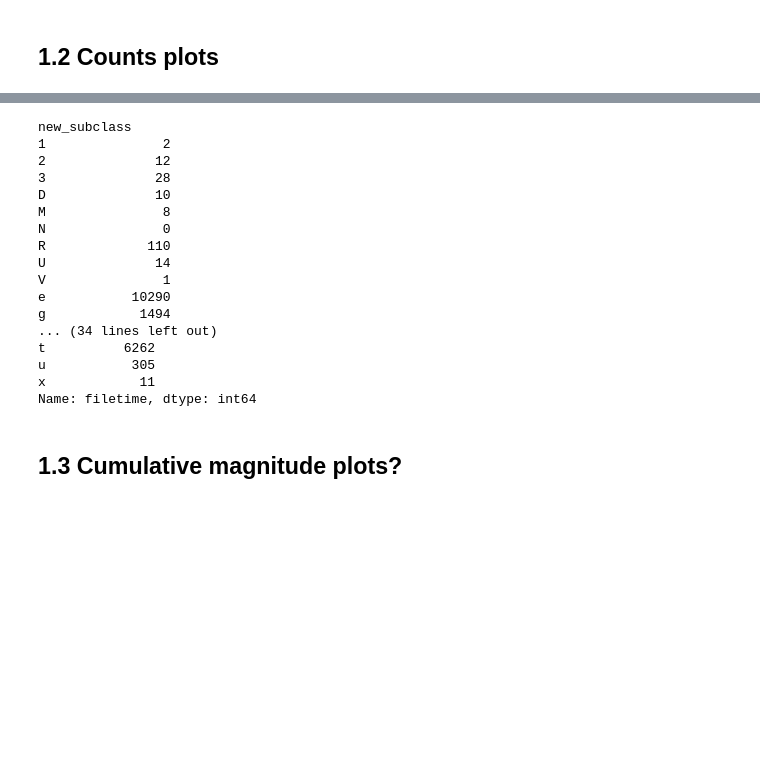
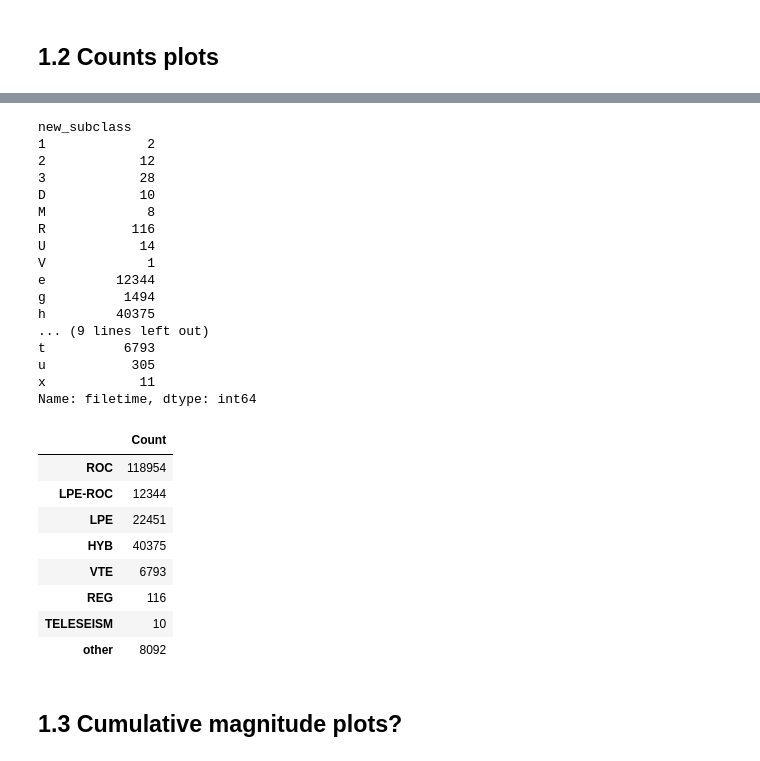
Before and after one commit to gthompson/kitchensinkGT, a Jupyter notebook: PROJECTS/MontserratML/magnitude_analysis.ipynb, the cells around one changed output, grey strips where cells are left out. Saved outputs shown, nothing was run; the diff lists cells and outputs as text; code cells hidden in the pictures; blank space fills up the shorter version.

```diff
--- a/PROJECTS/MontserratML/magnitude_analysis.ipynb
+++ b/PROJECTS/MontserratML/magnitude_analysis.ipynb
@@ -249,28 +262,52 @@ plot_counts_overall(miniseed_c_exists_df, cumulative=True)
-# %%
-def count_events(df):
-    df_by_subclass = df.groupby("new_subclass")
-    print(df_by_subclass['filetime'].count())
-
-count_events(full_catalog_df)
-count_events(miniseed_c_exists_df)
-# %% [output]
-new_subclass
-1               2
-2              12
-3              28
-D              10
-M               8
-N               0
-R             110
-U              14
-V               1
-e           10290
-g            1494
-... (34 lines left out)
-t          6262
-u           305
-x            11
-Name: filetime, dtype: int64
+# %%
+def count_events(df):
+    df_by_subclass = df.groupby("new_subclass")
+    count_df = df_by_subclass['filetime'].count()
+    return count_df
+
+#count_events(full_catalog_df)
+count_df = count_events(miniseed_c_exists_df)
+display(count_df)
+
+subclasses = ['r', 'e', 'l', 'h', 't', 'g', 'R', 'n']
+
+count_df2 = pd.DataFrame(columns=['Count'])
+count_df2.loc['ROC', 'Count'] = count_df['r']
+count_df2.loc['LPE-ROC', 'Count'] = count_df['e']
+count_df2.loc['LPE', 'Count'] = count_df['l']
+count_df2.loc['HYB', 'Count'] = count_df['h']
+count_df2.loc['VTE', 'Count'] = count_df['t']
+count_df2.loc['REG', 'Count'] = count_df['R']
+count_df2.loc['TELESEISM', 'Count'] = count_df['D']
+count_df2.loc['other', 'Count'] = len(miniseed_c_exists_df)-count_df2['Count'].sum()
+display(count_df2)
+# %% [output]
+new_subclass
+1             2
+2            12
+3            28
+D            10
+M             8
+R           116
+U            14
+V             1
+e         12344
+g          1494
+h         40375
+... (9 lines left out)
+t          6793
+u           305
+x            11
+Name: filetime, dtype: int64
+|  | Count |
+| ROC | 118954 |
+| LPE-ROC | 12344 |
+| LPE | 22451 |
+| HYB | 40375 |
+| VTE | 6793 |
+| REG | 116 |
+| TELESEISM | 10 |
+| other | 8092 |
 # %% [markdown]
 ## 1.3 Cumulative magnitude plots?
 # %% [markdown]
```
Also changed, not shown: parts of 5 cells of this notebook, 2 other files.
